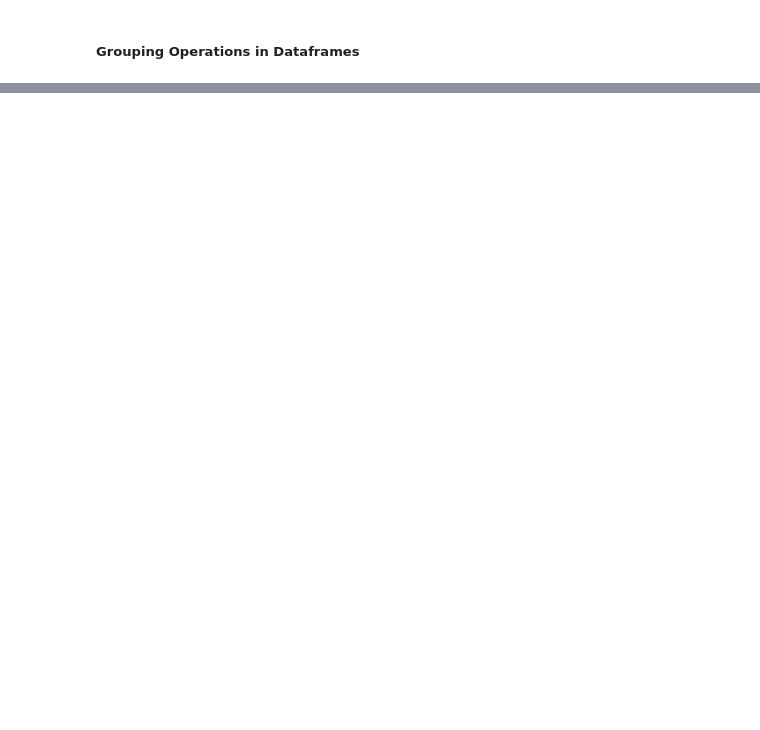
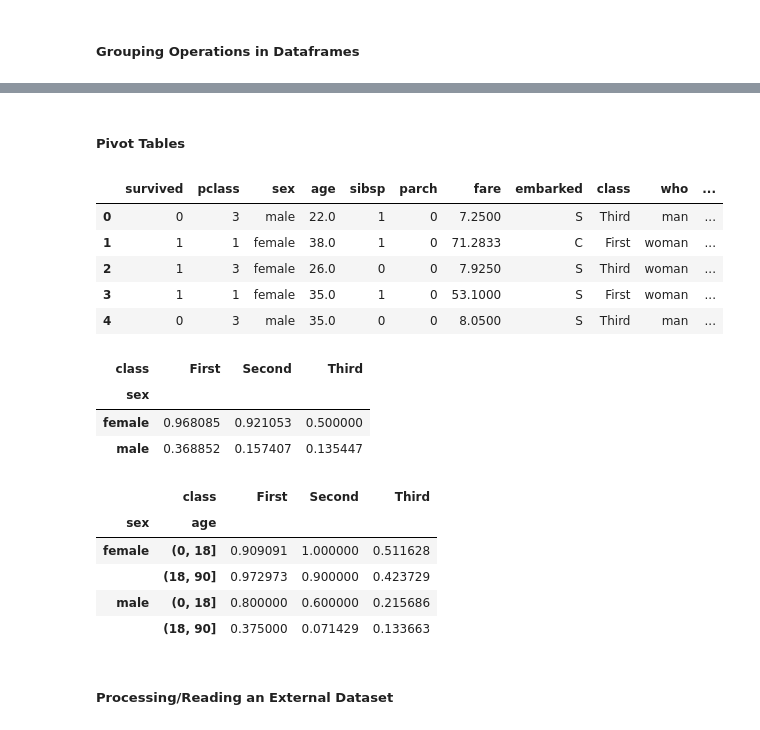
Before and after one commit to SparrowHere/Python-Self-Study-Notebook, a Jupyter notebook: Python Programming Basics.ipynb, the cells around one changed output, grey strips where cells are left out. Drawn from its saved outputs; the diff is of its cells as text; code cells hidden in the pictures; blank space fills up the shorter version.

```diff
--- a/Python Programming Basics.ipynb
+++ b/Python Programming Basics.ipynb
@@ -4673,0 +4764,43 @@ Name: distance, dtype: float64
+# %% [markdown]
+##### Pivot Tables
+# %%
+import pandas as pd
+import seaborn as sns
+
+df_titanic = sns.load_dataset("titanic")
+display(df_titanic.head())
+
+df_titanic.groupby("sex")["survived"].mean()
+
+# Pivotting can be done by defining multiple groups and variables.
+
+df_titanic.groupby(["sex", "class"])[["survived"]].aggregate("mean").unstack()
+
+# Sme process can be done in a more practical way with "pivot_table"
+display(df_titanic.pivot_table("survived", index = "sex", columns = "class"))
+
+# We can create a categorical data and use "pivot_table" on it as well.
+df_titanic.age.head()
+age = pd.cut(df_titanic["age"], [0, 18, 90])
+age.head(10)
+
+display(df_titanic.pivot_table("survived", ["sex", age], "class"))
+# %% [output]
+|  | survived | pclass | sex | age | sibsp | parch | fare | embarked | class | who | ... |
+| 0 | 0 | 3 | male | 22.0 | 1 | 0 | 7.2500 | S | Third | man | ... |
+| 1 | 1 | 1 | female | 38.0 | 1 | 0 | 71.2833 | C | First | woman | ... |
+| 2 | 1 | 3 | female | 26.0 | 0 | 0 | 7.9250 | S | Third | woman | ... |
+| 3 | 1 | 1 | female | 35.0 | 1 | 0 | 53.1000 | S | First | woman | ... |
+| 4 | 0 | 3 | male | 35.0 | 0 | 0 | 8.0500 | S | Third | man | ... |
+| class | First | Second | Third |
+| sex |  |  |  |
+| female | 0.968085 | 0.921053 | 0.500000 |
+| male | 0.368852 | 0.157407 | 0.135447 |
+|  | class | First | Second | Third |
+| sex | age |  |  |  |
+| female | (0, 18] | 0.909091 | 1.000000 | 0.511628 |
+|  | (18, 90] | 0.972973 | 0.900000 | 0.423729 |
+| male | (0, 18] | 0.800000 | 0.600000 | 0.215686 |
+|  | (18, 90] | 0.375000 | 0.071429 | 0.133663 |
+# %% [markdown]
+##### Processing/Reading an External Dataset
```
Also changed, not shown: parts of 10 cells of this notebook, 1 other file.
